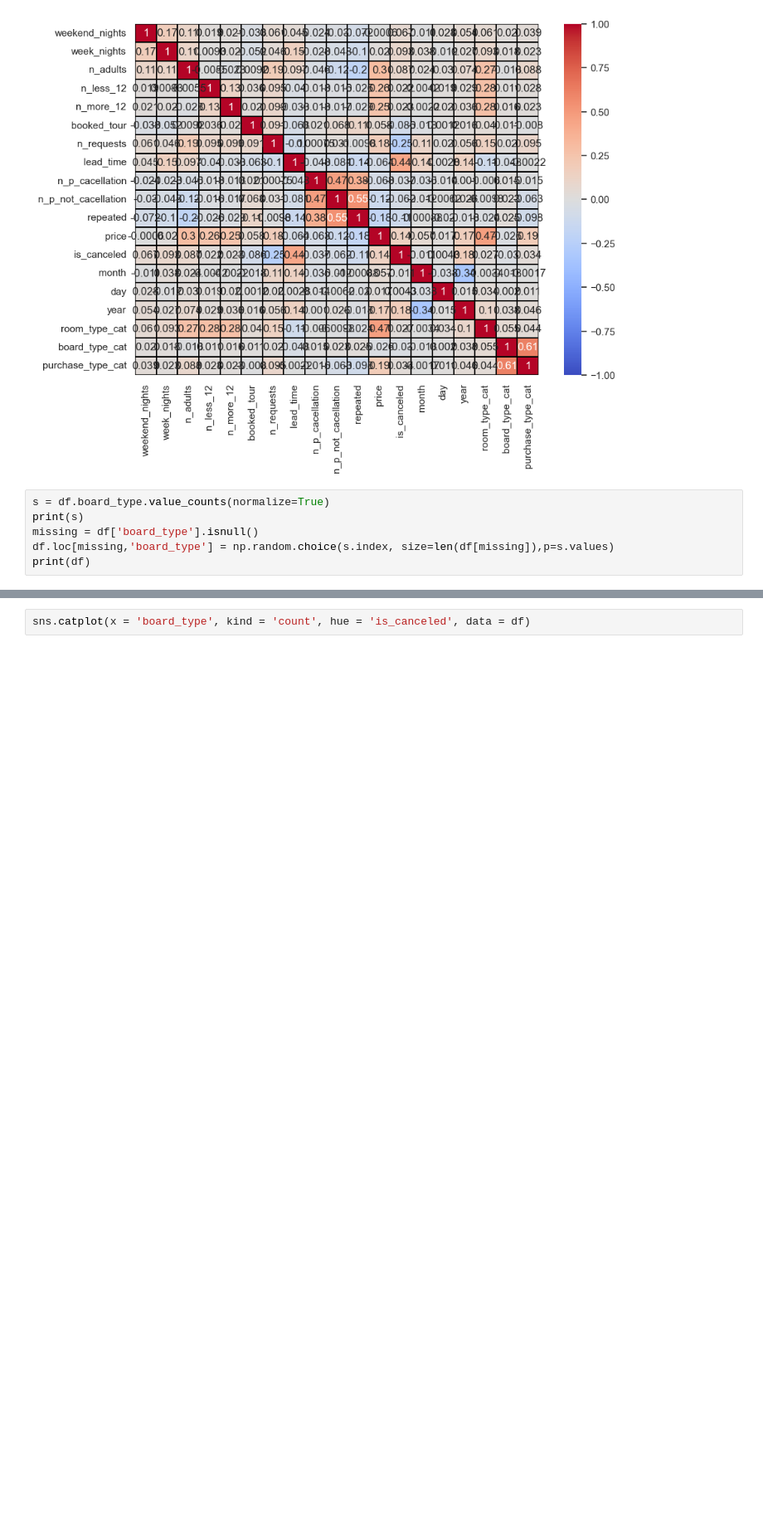
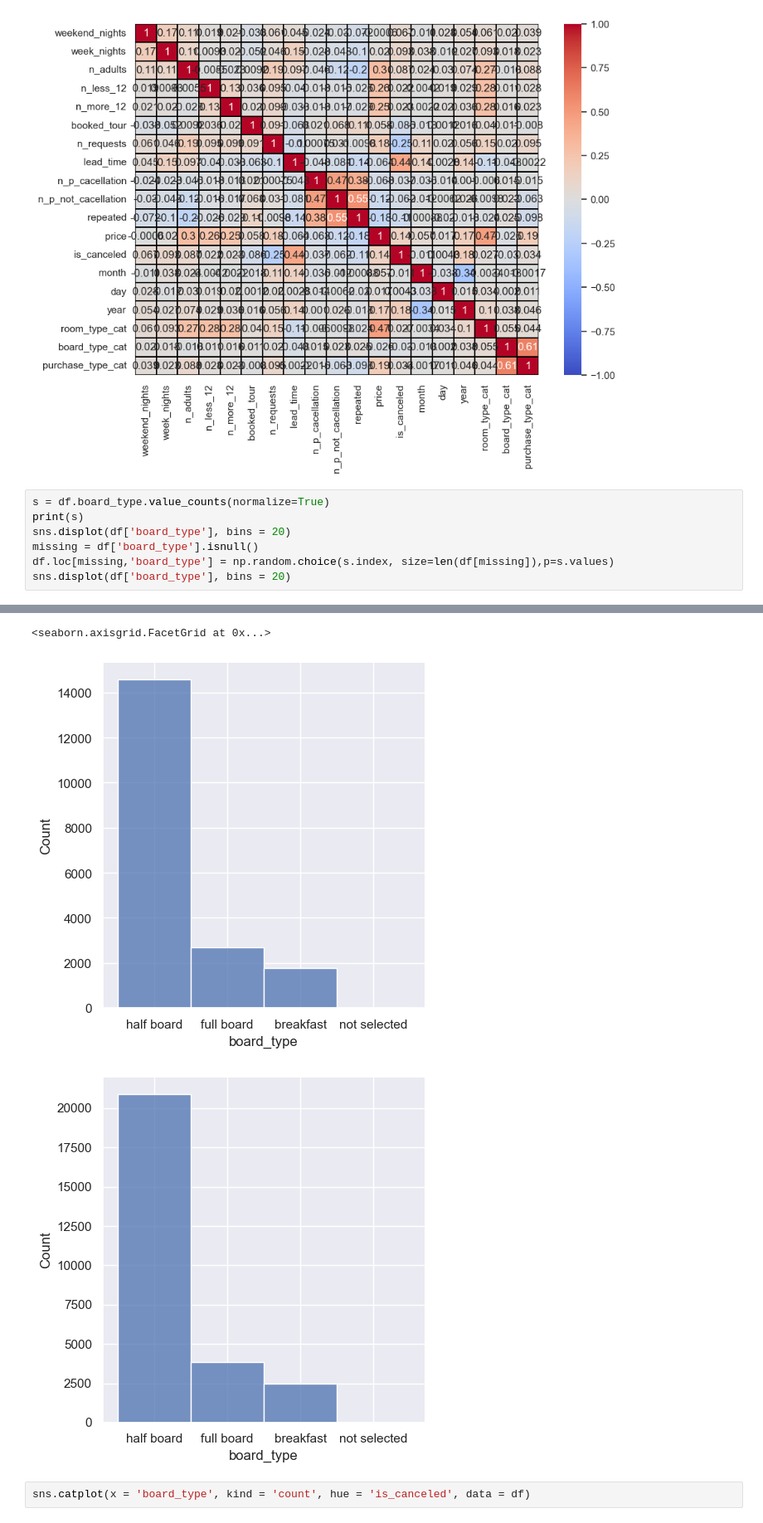
Before and after one commit to ctw599/Data_mining, a Jupyter notebook: data_mining_final_project.ipynb, the cells around one changed output, grey strips where cells are left out. Shown at 83% size. Cells and saved outputs as stored; diff of their text form; blank space fills up the shorter version.

```diff
--- a/data_mining_final_project.ipynb
+++ b/data_mining_final_project.ipynb
@@ -217,9 +253,10 @@ ax = sns.heatmap(df[df.describe().columns].corr(), annot = True, vmin=-1, vmax=1
 # %%
 s = df.board_type.value_counts(normalize=True)
 print(s)
+sns.displot(df['board_type'], bins = 20)
 missing = df['board_type'].isnull()
 df.loc[missing,'board_type'] = np.random.choice(s.index, size=len(df[missing]),p=s.values)
-print(df)
+sns.displot(df['board_type'], bins = 20)
 # %% [output]
 half board      0.766133
 full board      0.141612
@@ -241,3 +266,6 @@ Name: board_type, dtype: float64
+<seaborn.axisgrid.FacetGrid at 0x...>
+[figure, added]
+[figure, added]
 # %%
 sns.catplot(x = 'board_type', kind = 'count', hue = 'is_canceled', data = df)
 # %% [output]
```
Also changed, not shown: parts of 92 cells of this notebook.
